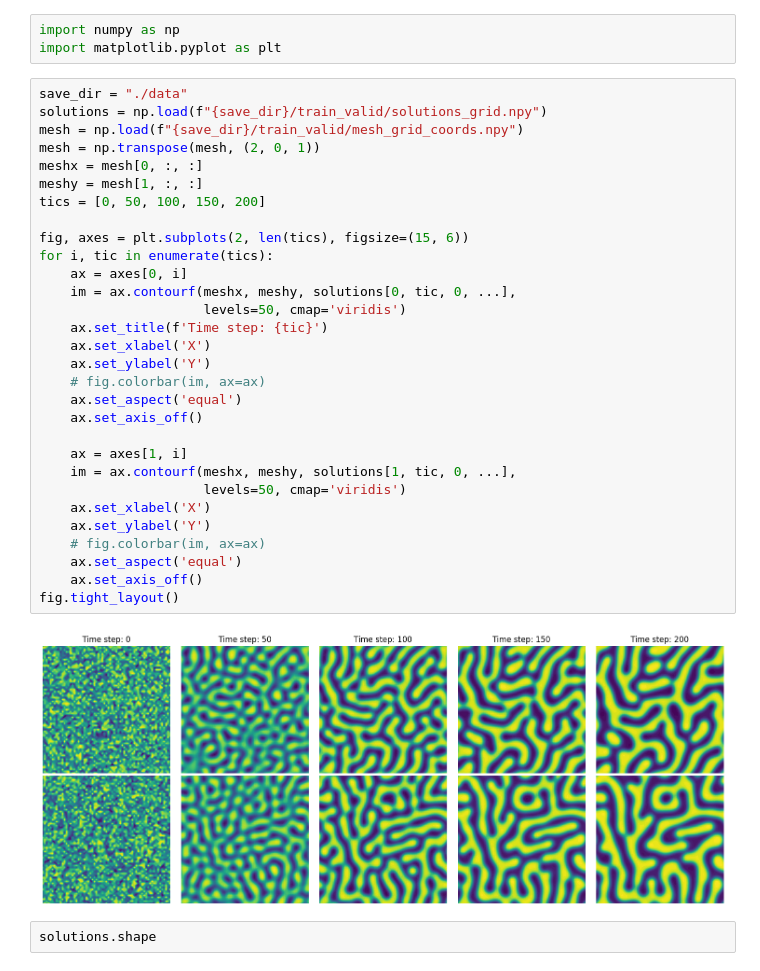
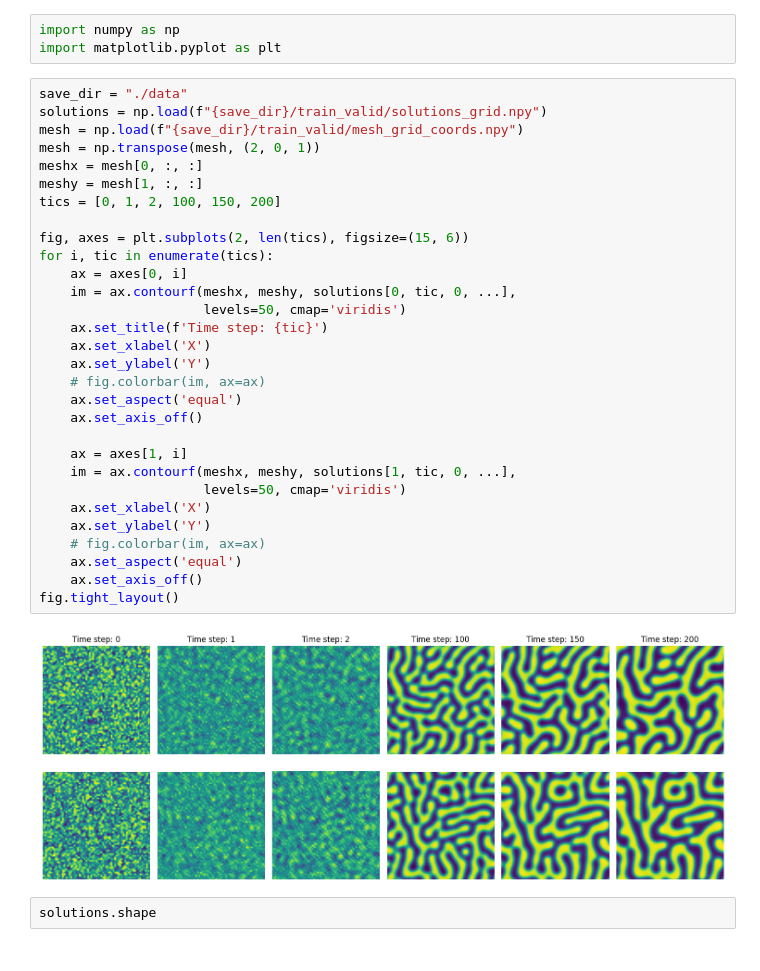
Before and after one commit to NanxiiChen/PF-PINO, a Jupyter notebook: spinodal_decomp/make_dataset.ipynb, the cells around one changed output. Drawn from its saved outputs; the diff is of its cells as text.

```diff
--- a/spinodal_decomp/make_dataset.ipynb
+++ b/spinodal_decomp/make_dataset.ipynb
@@ -4,35 +4,35 @@ import matplotlib.pyplot as plt
 # %%
 save_dir = "./data"
 solutions = np.load(f"{save_dir}/train_valid/solutions_grid.npy")
 mesh = np.load(f"{save_dir}/train_valid/mesh_grid_coords.npy")
 mesh = np.transpose(mesh, (2, 0, 1))
 meshx = mesh[0, :, :]
 meshy = mesh[1, :, :]
-tics = [0, 50, 100, 150, 200]
+tics = [0, 1, 2, 100, 150, 200]
 
 fig, axes = plt.subplots(2, len(tics), figsize=(15, 6))
 for i, tic in enumerate(tics):
     ax = axes[0, i]
     im = ax.contourf(meshx, meshy, solutions[0, tic, 0, ...],
                      levels=50, cmap='viridis')
     ax.set_title(f'Time step: {tic}')
     ax.set_xlabel('X')
     ax.set_ylabel('Y')
     # fig.colorbar(im, ax=ax)
     ax.set_aspect('equal')
     ax.set_axis_off()
 
     ax = axes[1, i]
     im = ax.contourf(meshx, meshy, solutions[1, tic, 0, ...],
                      levels=50, cmap='viridis')
     ax.set_xlabel('X')
     ax.set_ylabel('Y')
     # fig.colorbar(im, ax=ax)
     ax.set_aspect('equal')
     ax.set_axis_off()
 fig.tight_layout()
 # %% [output]
-[figure, old version]
+[figure, new version]
 # %%
 solutions.shape
 # %% [output]
```
Also changed, not shown: 6 other files.
